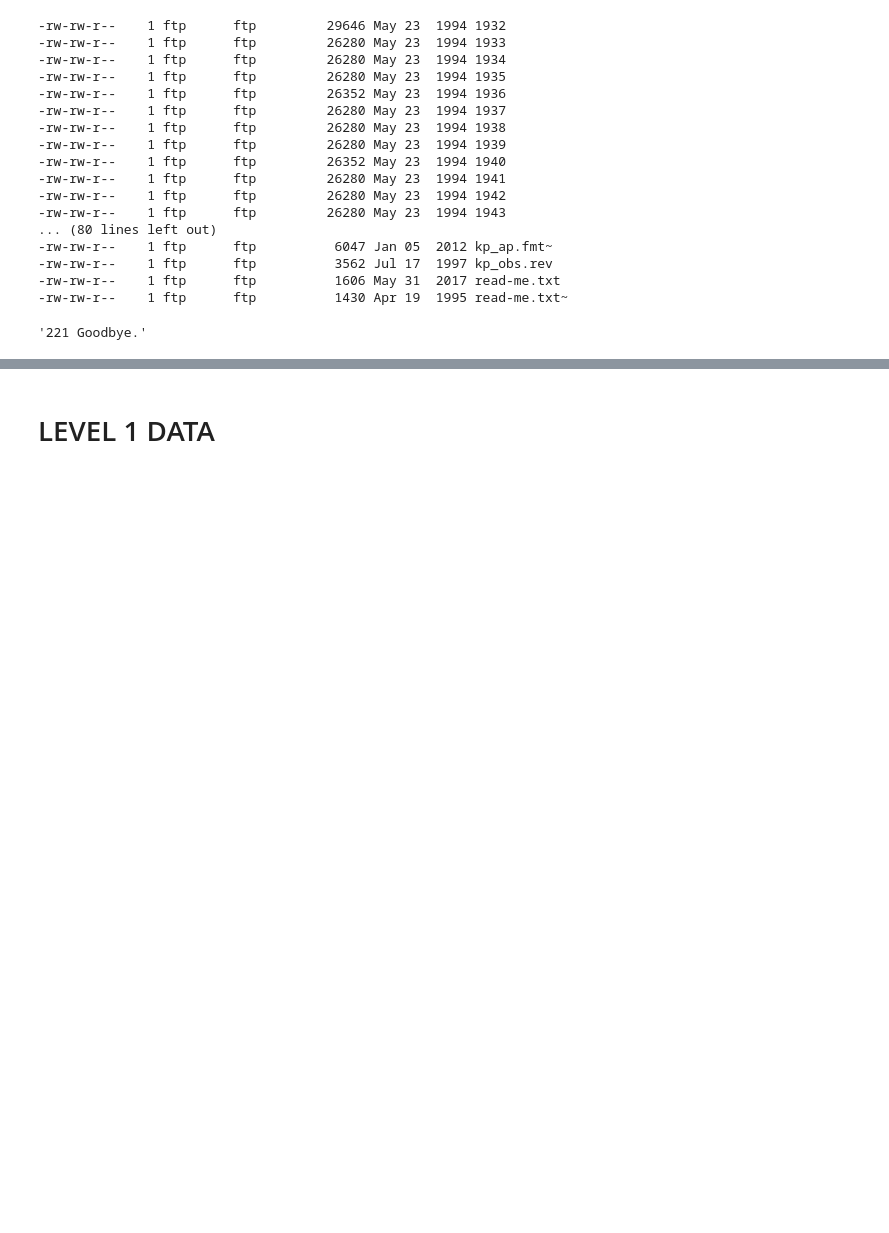
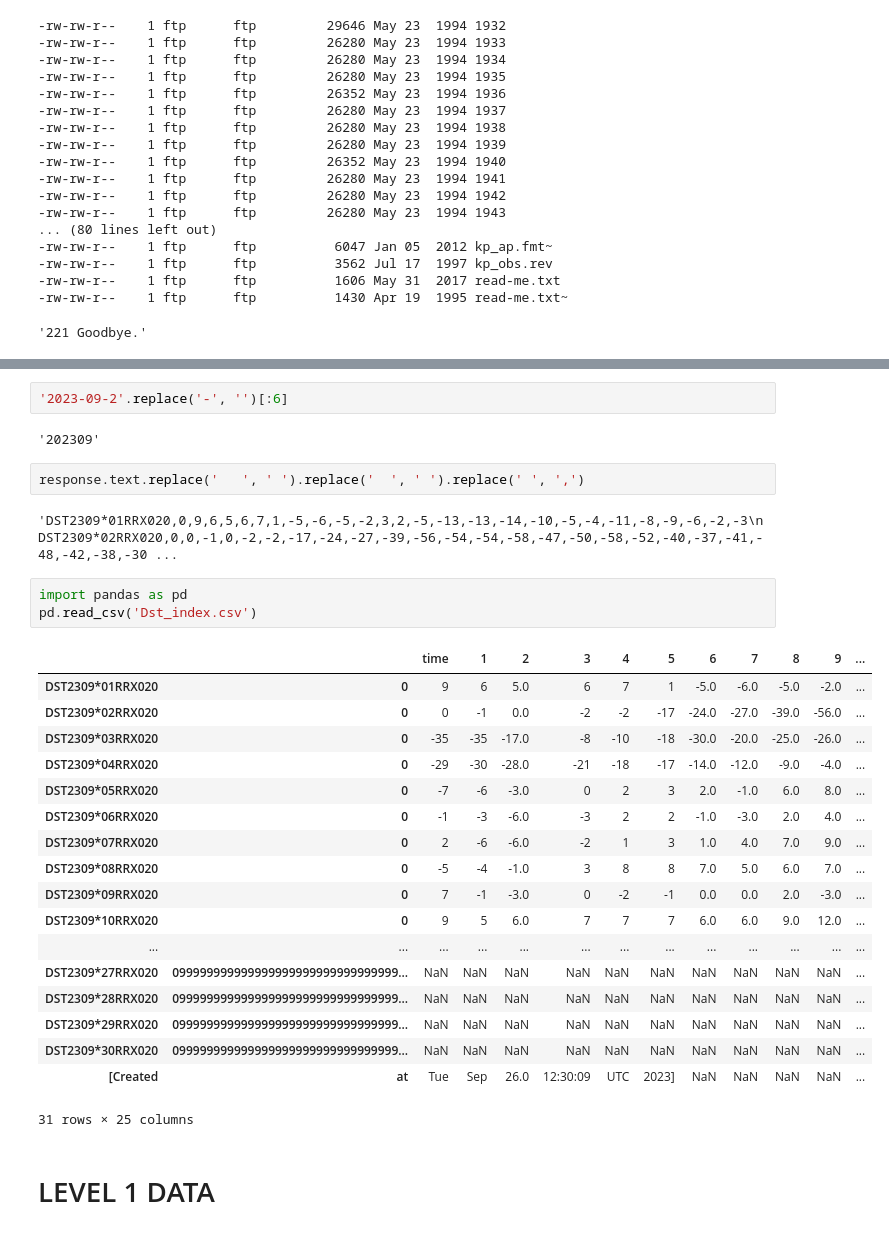
Before and after one commit to Jorgedavyd/SMFGF-SpaceApps, a Jupyter notebook: data/preprocessing.ipynb, the cells around one changed output, grey strips where cells are left out. Saved outputs shown, nothing was run; the diff lists cells and outputs as text; blank space fills up the shorter version.

```diff
--- a/data/preprocessing.ipynb
+++ b/data/preprocessing.ipynb
@@ -48,3 +118,33 @@ ftp.quit()
+# %%
+'2023-09-2'.replace('-', '')[:6]
+# %% [output]
+'202309'
+# %%
+response.text.replace('   ', ' ').replace('  ', ' ').replace(' ', ',')
+# %% [output]
+'DST2309*01RRX020,0,9,6,5,6,7,1,-5,-6,-5,-2,3,2,-5,-13,-13,-14,-10,-5,-4,-11,-8,-9,-6,-2,-3\nDST2309*02RRX020,0,0,-1,0,-2,-2,-17,-24,-27,-39,-56,-54,-54,-58,-47,-50,-58,-52,-40,-37,-41,-48,-42,-38,-30 ...
+# %%
+import pandas as pd
+pd.read_csv('Dst_index.csv')
+# %% [output]
+|  |  | time | 1 | 2 | 3 | 4 | 5 | 6 | 7 | 8 | 9 | ... |
+| DST2309*01RRX020 | 0 | 9 | 6 | 5.0 | 6 | 7 | 1 | -5.0 | -6.0 | -5.0 | -2.0 | ... |
+| DST2309*02RRX020 | 0 | 0 | -1 | 0.0 | -2 | -2 | -17 | -24.0 | -27.0 | -39.0 | -56.0 | ... |
+| DST2309*03RRX020 | 0 | -35 | -35 | -17.0 | -8 | -10 | -18 | -30.0 | -20.0 | -25.0 | -26.0 | ... |
+| DST2309*04RRX020 | 0 | -29 | -30 | -28.0 | -21 | -18 | -17 | -14.0 | -12.0 | -9.0 | -4.0 | ... |
+| DST2309*05RRX020 | 0 | -7 | -6 | -3.0 | 0 | 2 | 3 | 2.0 | -1.0 | 6.0 | 8.0 | ... |
+| DST2309*06RRX020 | 0 | -1 | -3 | -6.0 | -3 | 2 | 2 | -1.0 | -3.0 | 2.0 | 4.0 | ... |
+| DST2309*07RRX020 | 0 | 2 | -6 | -6.0 | -2 | 1 | 3 | 1.0 | 4.0 | 7.0 | 9.0 | ... |
+| DST2309*08RRX020 | 0 | -5 | -4 | -1.0 | 3 | 8 | 8 | 7.0 | 5.0 | 6.0 | 7.0 | ... |
+| DST2309*09RRX020 | 0 | 7 | -1 | -3.0 | 0 | -2 | -1 | 0.0 | 0.0 | 2.0 | -3.0 | ... |
+| DST2309*10RRX020 | 0 | 9 | 5 | 6.0 | 7 | 7 | 7 | 6.0 | 6.0 | 9.0 | 12.0 | ... |
+| ... | ... | ... | ... | ... | ... | ... | ... | ... | ... | ... | ... | ... |
+| DST2309*27RRX020 | 099999999999999999999999999999999... | NaN | NaN | NaN | NaN | NaN | NaN | NaN | NaN | NaN | NaN | ... |
+| DST2309*28RRX020 | 099999999999999999999999999999999... | NaN | NaN | NaN | NaN | NaN | NaN | NaN | NaN | NaN | NaN | ... |
+| DST2309*29RRX020 | 099999999999999999999999999999999... | NaN | NaN | NaN | NaN | NaN | NaN | NaN | NaN | NaN | NaN | ... |
+| DST2309*30RRX020 | 099999999999999999999999999999999... | NaN | NaN | NaN | NaN | NaN | NaN | NaN | NaN | NaN | NaN | ... |
+| [Created | at | Tue | Sep | 26.0 | 12:30:09 | UTC | 2023] | NaN | NaN | NaN | NaN | ... |
+31 rows × 25 columns
 # %% [markdown]
 # LEVEL 1 DATA
 # %% [markdown]
```
Also changed, not shown: parts of 5 cells of this notebook, 6 other files.
